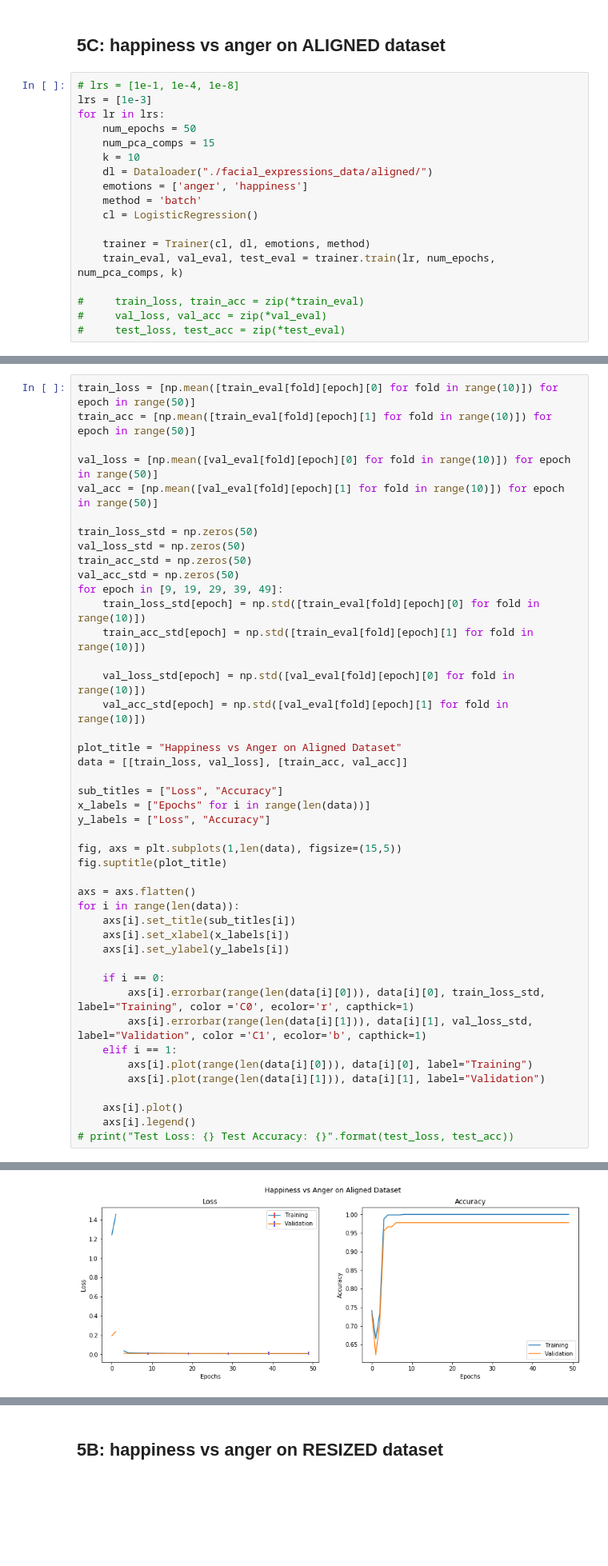
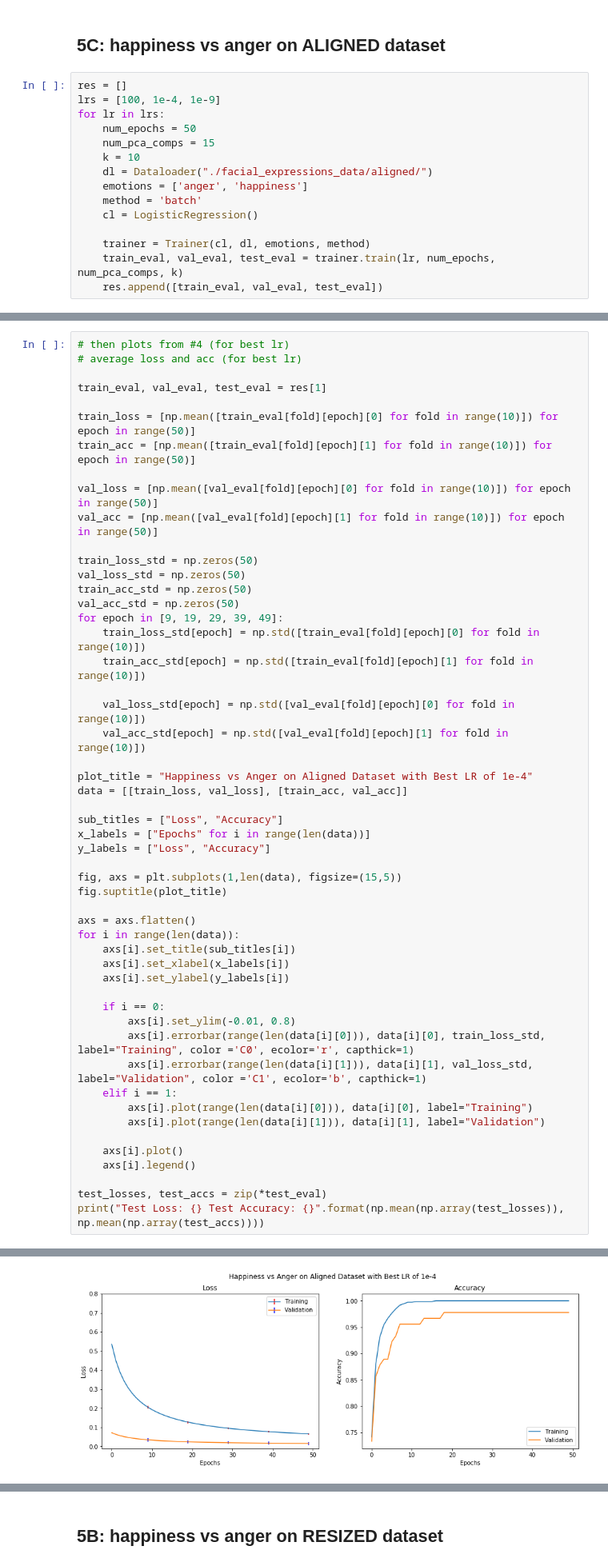
Before and after one commit to dukelin95/dl_projects, a Jupyter notebook: regression_pca/plot_hw.ipynb, the cells around one changed output, grey strips where cells are left out. Shown at 80% size. Saved outputs shown, nothing was run; the diff lists cells and outputs as text; blank space fills up the shorter version.

Commit message:
Final touches on graphs

```diff
--- a/regression_pca/plot_hw.ipynb
+++ b/regression_pca/plot_hw.ipynb
@@ -44,8 +109,8 @@ import numpy as np
 # %% [markdown]
 ## 5C: happiness vs anger on ALIGNED dataset
 # %%
-# lrs = [1e-1, 1e-4, 1e-8]
-lrs = [1e-3]
+res = []
+lrs = [100, 1e-4, 1e-9]
 for lr in lrs:
     num_epochs = 50
     num_pca_comps = 15
@@ -57,7 +122,4 @@ for lr in lrs:
 
     trainer = Trainer(cl, dl, emotions, method)
     train_eval, val_eval, test_eval = trainer.train(lr, num_epochs, num_pca_comps, k)
-
-#     train_loss, train_acc = zip(*train_eval)
-#     val_loss, val_acc = zip(*val_eval)
-#     test_loss, test_acc = zip(*test_eval)
+    res.append([train_eval, val_eval, test_eval])
@@ -82,4 +170,9 @@ Best on fold #10, epoch 49, loss: 0.0010737639059107738    accuracy: 1.0
 # %%
+# then plots from #4 (for best lr)
+# average loss and acc (for best lr)
+
+train_eval, val_eval, test_eval = res[1]
+
 train_loss = [np.mean([train_eval[fold][epoch][0] for fold in range(10)]) for epoch in range(50)]
 train_acc = [np.mean([train_eval[fold][epoch][1] for fold in range(10)]) for epoch in range(50)]
 
@@ -97,7 +190,7 @@ for epoch in [9, 19, 29, 39, 49]:
     val_loss_std[epoch] = np.std([val_eval[fold][epoch][0] for fold in range(10)])
     val_acc_std[epoch] = np.std([val_eval[fold][epoch][1] for fold in range(10)])
 
-plot_title = "Happiness vs Anger on Aligned Dataset"
+plot_title = "Happiness vs Anger on Aligned Dataset with Best LR of 1e-4"
 data = [[train_loss, val_loss], [train_acc, val_acc]]
 
 sub_titles = ["Loss", "Accuracy"]
@@ -114,6 +207,7 @@ for i in range(len(data)):
     axs[i].set_ylabel(y_labels[i])
 
     if i == 0:
+        axs[i].set_ylim(-0.01, 0.8)
         axs[i].errorbar(range(len(data[i][0])), data[i][0], train_loss_std, label="Training", color ='C0', ecolor='r', capthick=1)
         axs[i].errorbar(range(len(data[i][1])), data[i][1], val_loss_std, label="Validation", color ='C1', ecolor='b', capthick=1)
     elif i == 1:
@@ -122,5 +216,7 @@ for i in range(len(data)):
 
     axs[i].plot()
     axs[i].legend()
-# print("Test Loss: {} Test Accuracy: {}".format(test_loss, test_acc))
+
+test_losses, test_accs = zip(*test_eval)
+print("Test Loss: {} Test Accuracy: {}".format(np.mean(np.array(test_losses)), np.mean(np.array(test_accs))))
 # %% [output]
@@ -127 +224 @@ for i in range(len(data)):
-[figure, old version]
+[figure, new version]
```
Also changed, not shown: parts of 10 cells of this notebook, 1 other file.
